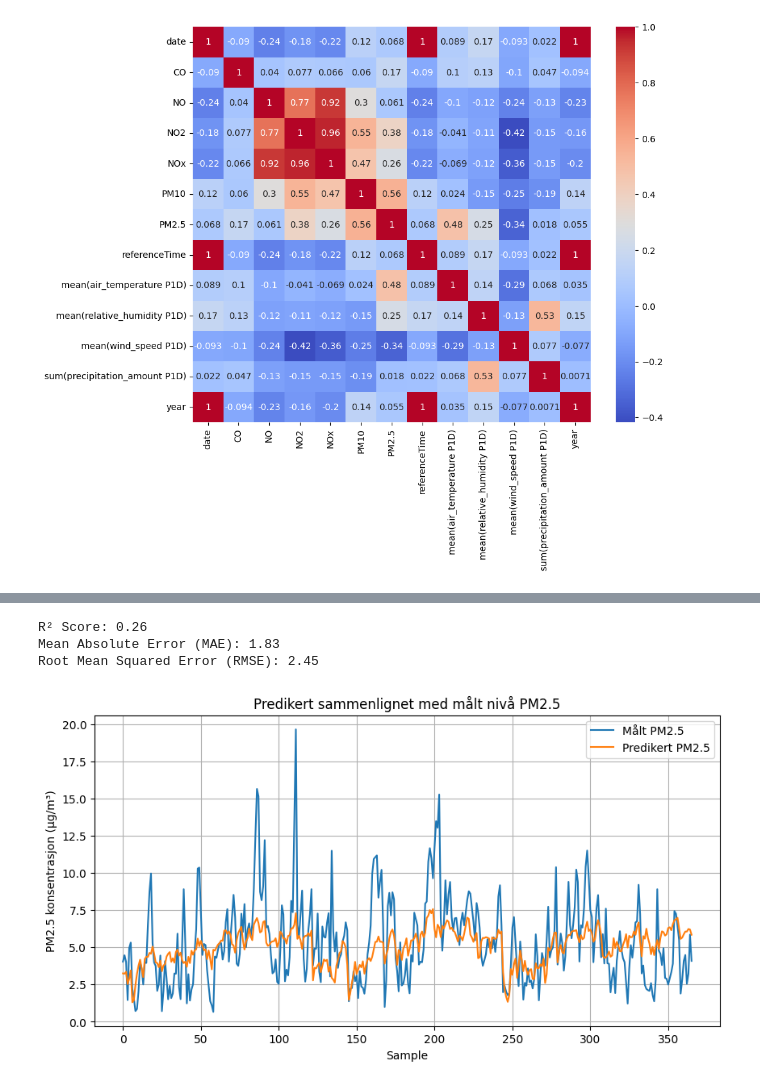
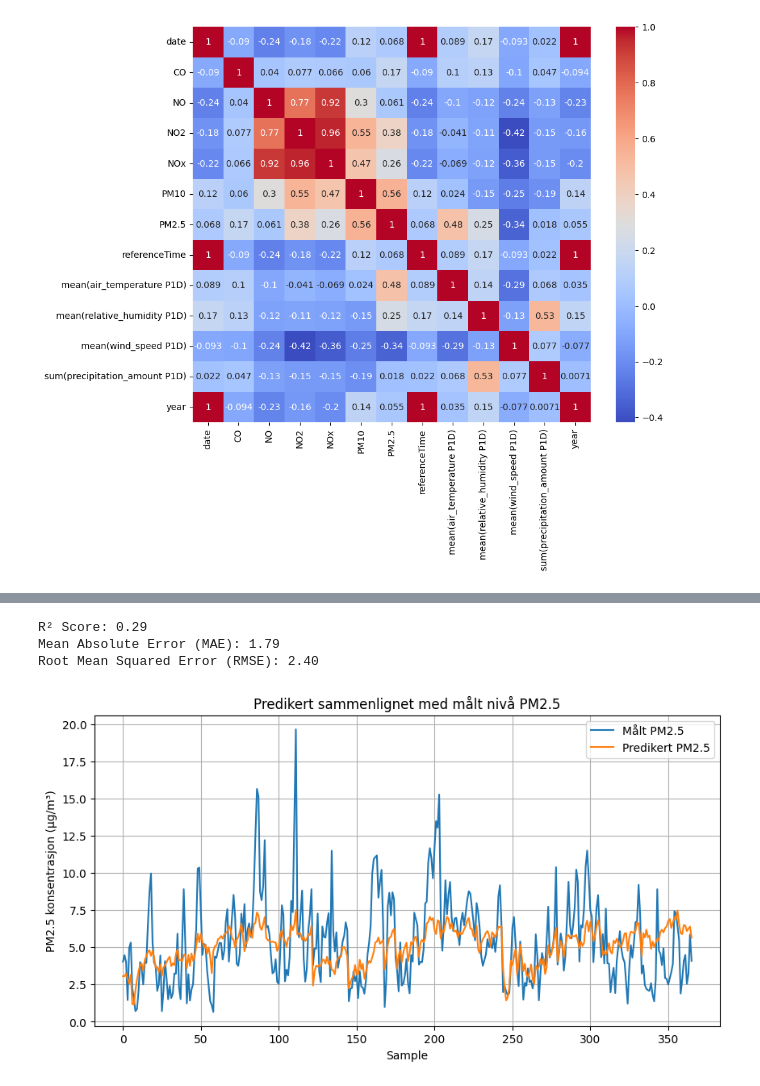
Before and after one commit to andre-hegre/Miljoeanalyse, a Jupyter notebook: proj_environment-main/notebooks/Visualisering+prediktiv analyse.ipynb, the cells around one changed output, grey strips where cells are left out. Saved outputs shown, nothing was run; the diff lists cells and outputs as text; code cells hidden in the pictures.

```diff
--- a/proj_environment-main/notebooks/Visualisering+prediktiv analyse.ipynb
+++ b/proj_environment-main/notebooks/Visualisering+prediktiv analyse.ipynb
@@ -289,7 +293,7 @@ train_data = data[data["date"].dt.year < 2022] #Før 2022 blir treningsdata
 test_data = data[data["date"].dt.year >= 2022]  # 2022- blir testdata
 
 # Velger "features" og "targets"
-features = ["mean(air_temperature P1D)", "mean(wind_speed P1D)"]
+features = ["mean(air_temperature P1D)", "mean(wind_speed P1D)", "mean(relative_humidity P1D)"]
 target = "PM2.5"
 
 X_train = train_data[features]
@@ -305,35 +309,35 @@ X_test_imputed = imputer.transform(X_test)
 # Tilpasser modell
 model = LinearRegression()
 model.fit(X_train_imputed, y_train)
 
 from sklearn.metrics import mean_squared_error, mean_absolute_error, r2_score
 
-# Predikter
+# Predikerer
 y_pred = model.predict(X_test_imputed)
 
 # Evaluerer basert på statistiske mål
 r2 = r2_score(y_test, y_pred)
 mae = mean_absolute_error(y_test, y_pred)
 rmse = np.sqrt(mean_squared_error(y_test, y_pred))
 
 print(f"R² Score: {r2:.2f}")
 print(f"Mean Absolute Error (MAE): {mae:.2f}")
 print(f"Root Mean Squared Error (RMSE): {rmse:.2f}")
 
 #Visualiserer prediction mot de faktiske verdiene
 import matplotlib.pyplot as plt
 
 plt.figure(figsize=(10, 5))
 plt.plot(y_test.values, label="Målt PM2.5")
 plt.plot(y_pred, label="Predikert PM2.5")
 plt.title("Predikert sammenlignet med målt nivå PM2.5")
 plt.xlabel("Sample")
 plt.ylabel("PM2.5 konsentrasjon (\u00b5g/m\u00b3)")
 plt.legend()
 plt.grid(True)
 plt.show()
 # %% [output]
-R² Score: 0.26
-Mean Absolute Error (MAE): 1.83
-Root Mean Squared Error (RMSE): 2.45
+R² Score: 0.29
+Mean Absolute Error (MAE): 1.79
+Root Mean Squared Error (RMSE): 2.40
-[figure, old version]
+[figure, new version]
```
Also changed, not shown: parts of 1 cell of this notebook.
